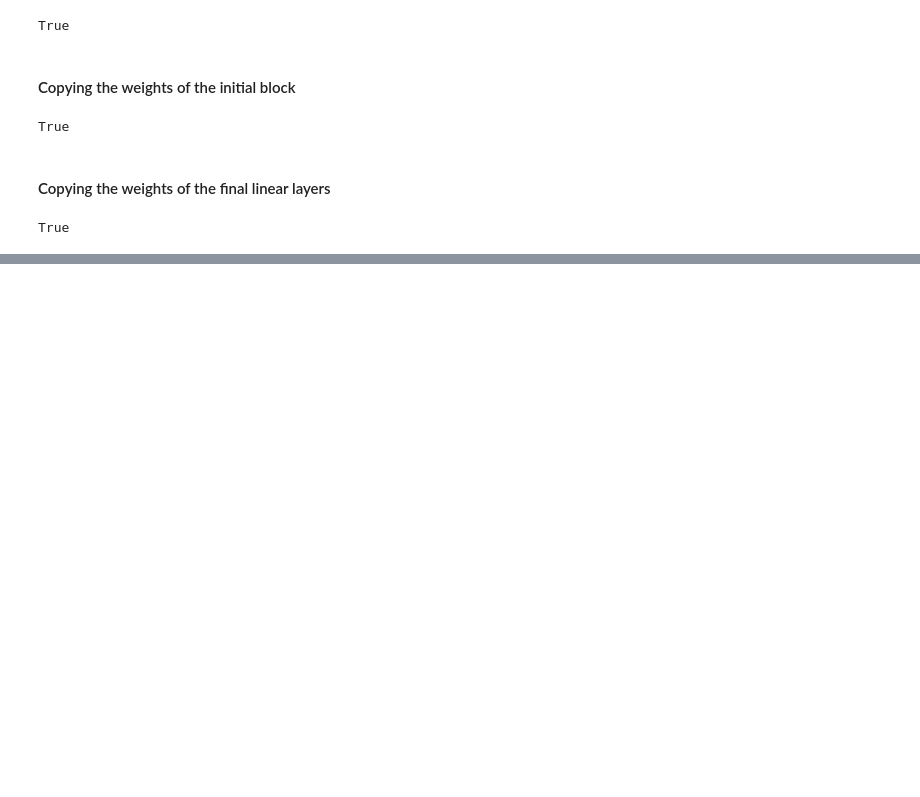
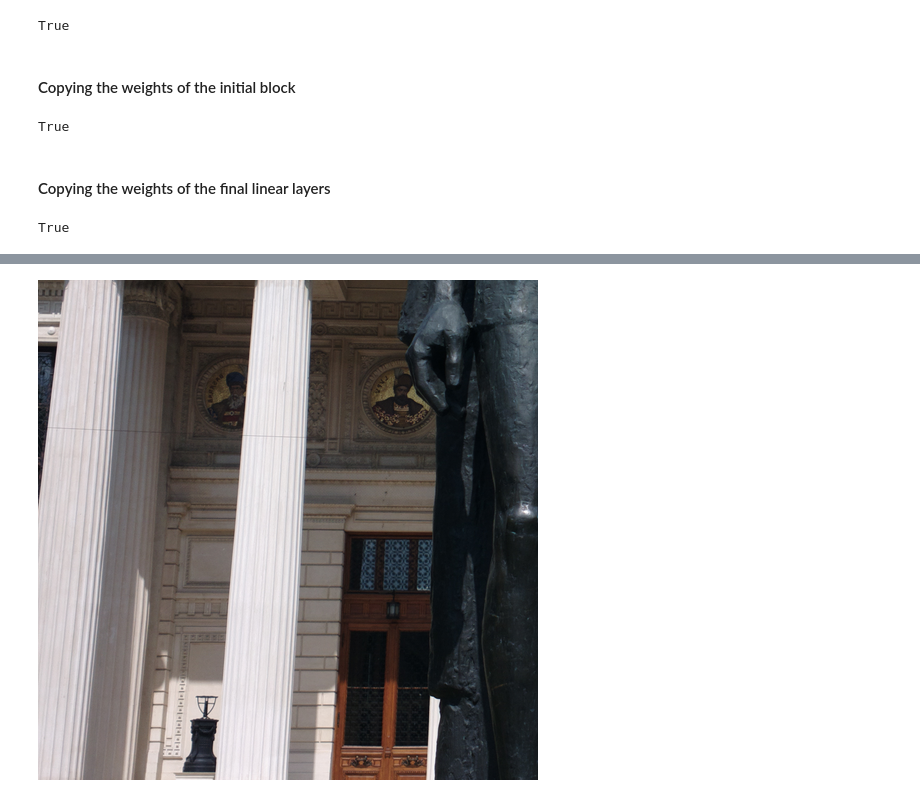
Before and after one commit to radhaprashanthi/Single-Image-Super-Resolution, a Jupyter notebook: srgan_pretrain_weights.ipynb, the cells around one changed output, grey strips where cells are left out. Saved outputs shown, nothing was run; the diff lists cells and outputs as text; code cells hidden in the pictures; blank space fills up the shorter version.

```diff
--- a/srgan_pretrain_weights.ipynb
+++ b/srgan_pretrain_weights.ipynb
@@ -516,0 +609,4 @@ save_discriminator_checkpoint(discriminator_model, PATH / "discriminator_pretria
+# %%
+ToPILImage()(hr)
+# %% [output]
+[figure, added]
```
Also changed, not shown: parts of 17 cells of this notebook.
